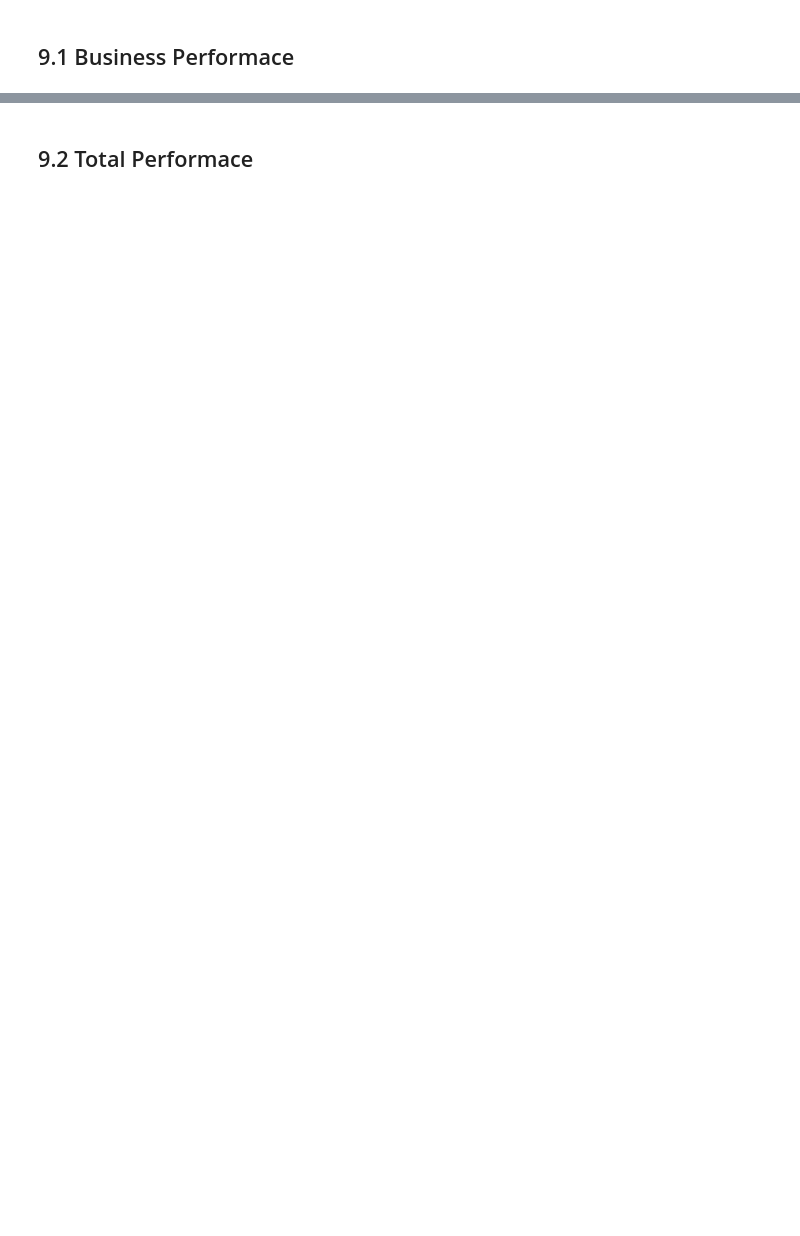
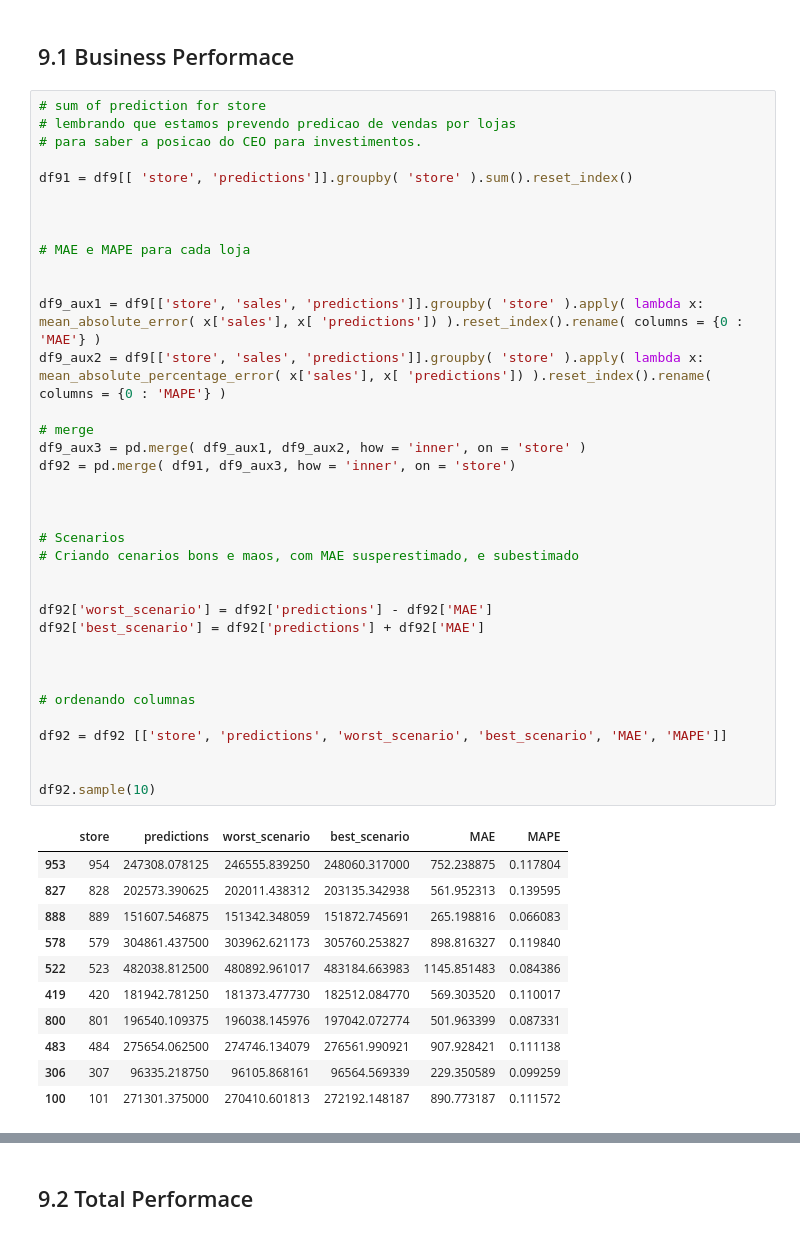
Before and after one commit to franciscofijamo/rossman_predict, a Jupyter notebook: Copy_of_v01_store_sales_prediction.ipynb, the cells around one changed output, grey strips where cells are left out. Saved outputs shown, nothing was run; the diff lists cells and outputs as text; blank space fills up the shorter version.

```diff
--- a/Copy_of_v01_store_sales_prediction.ipynb
+++ b/Copy_of_v01_store_sales_prediction.ipynb
@@ -1591,2 +1584,50 @@ df9['predictions'] = np.expm1(yhat_xgb_tuned )
 # %% [markdown]
 ## 9.1 Business Performace
+# %%
+# sum of prediction for store
+# lembrando que estamos prevendo predicao de vendas por lojas
+# para saber a posicao do CEO para investimentos.
+
+df91 = df9[[ 'store', 'predictions']].groupby( 'store' ).sum().reset_index()
+
+
+
+# MAE e MAPE para cada loja
+
+
+df9_aux1 = df9[['store', 'sales', 'predictions']].groupby( 'store' ).apply( lambda x: mean_absolute_error( x['sales'], x[ 'predictions']) ).reset_index().rename( columns = {0 : 'MAE'} )
+df9_aux2 = df9[['store', 'sales', 'predictions']].groupby( 'store' ).apply( lambda x: mean_absolute_percentage_error( x['sales'], x[ 'predictions']) ).reset_index().rename( columns = {0 : 'MAPE'} )
+
+# merge
+df9_aux3 = pd.merge( df9_aux1, df9_aux2, how = 'inner', on = 'store' )
+df92 = pd.merge( df91, df9_aux3, how = 'inner', on = 'store')
+
+
+
+# Scenarios
+# Criando cenarios bons e maos, com MAE susperestimado, e subestimado
+
+
+df92['worst_scenario'] = df92['predictions'] - df92['MAE']
+df92['best_scenario'] = df92['predictions'] + df92['MAE']
+
+
+
+# ordenando columnas
+
+df92 = df92 [['store', 'predictions', 'worst_scenario', 'best_scenario', 'MAE', 'MAPE']]
+
+
+df92.sample(10)
+# %% [output]
+|  | store | predictions | worst_scenario | best_scenario | MAE | MAPE |
+| 953 | 954 | 247308.078125 | 246555.839250 | 248060.317000 | 752.238875 | 0.117804 |
+| 827 | 828 | 202573.390625 | 202011.438312 | 203135.342938 | 561.952313 | 0.139595 |
+| 888 | 889 | 151607.546875 | 151342.348059 | 151872.745691 | 265.198816 | 0.066083 |
+| 578 | 579 | 304861.437500 | 303962.621173 | 305760.253827 | 898.816327 | 0.119840 |
+| 522 | 523 | 482038.812500 | 480892.961017 | 483184.663983 | 1145.851483 | 0.084386 |
+| 419 | 420 | 181942.781250 | 181373.477730 | 182512.084770 | 569.303520 | 0.110017 |
+| 800 | 801 | 196540.109375 | 196038.145976 | 197042.072774 | 501.963399 | 0.087331 |
+| 483 | 484 | 275654.062500 | 274746.134079 | 276561.990921 | 907.928421 | 0.111138 |
+| 306 | 307 | 96335.218750 | 96105.868161 | 96564.569339 | 229.350589 | 0.099259 |
+| 100 | 101 | 271301.375000 | 270410.601813 | 272192.148187 | 890.773187 | 0.111572 |
```
Also changed, not shown: parts of 19 cells of this notebook.
